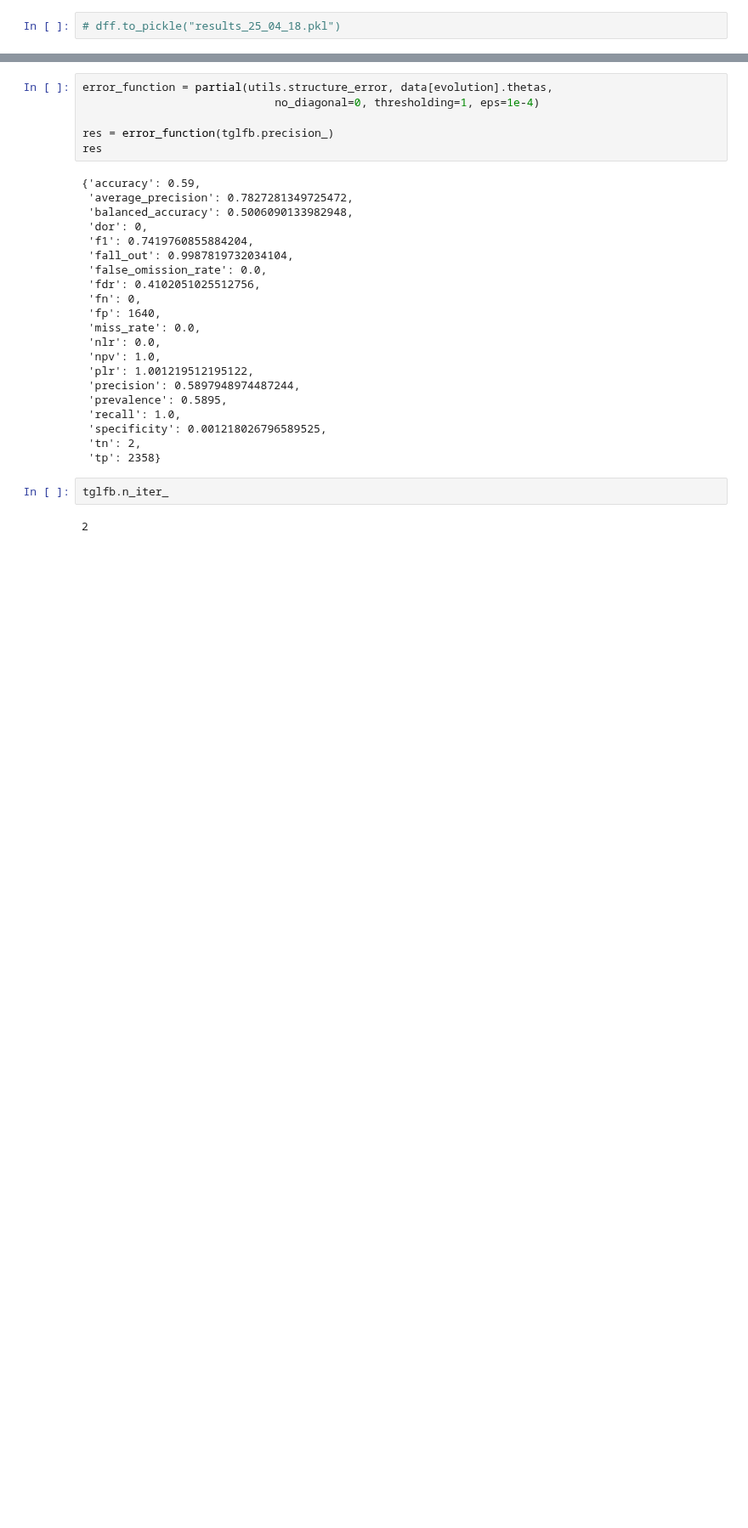
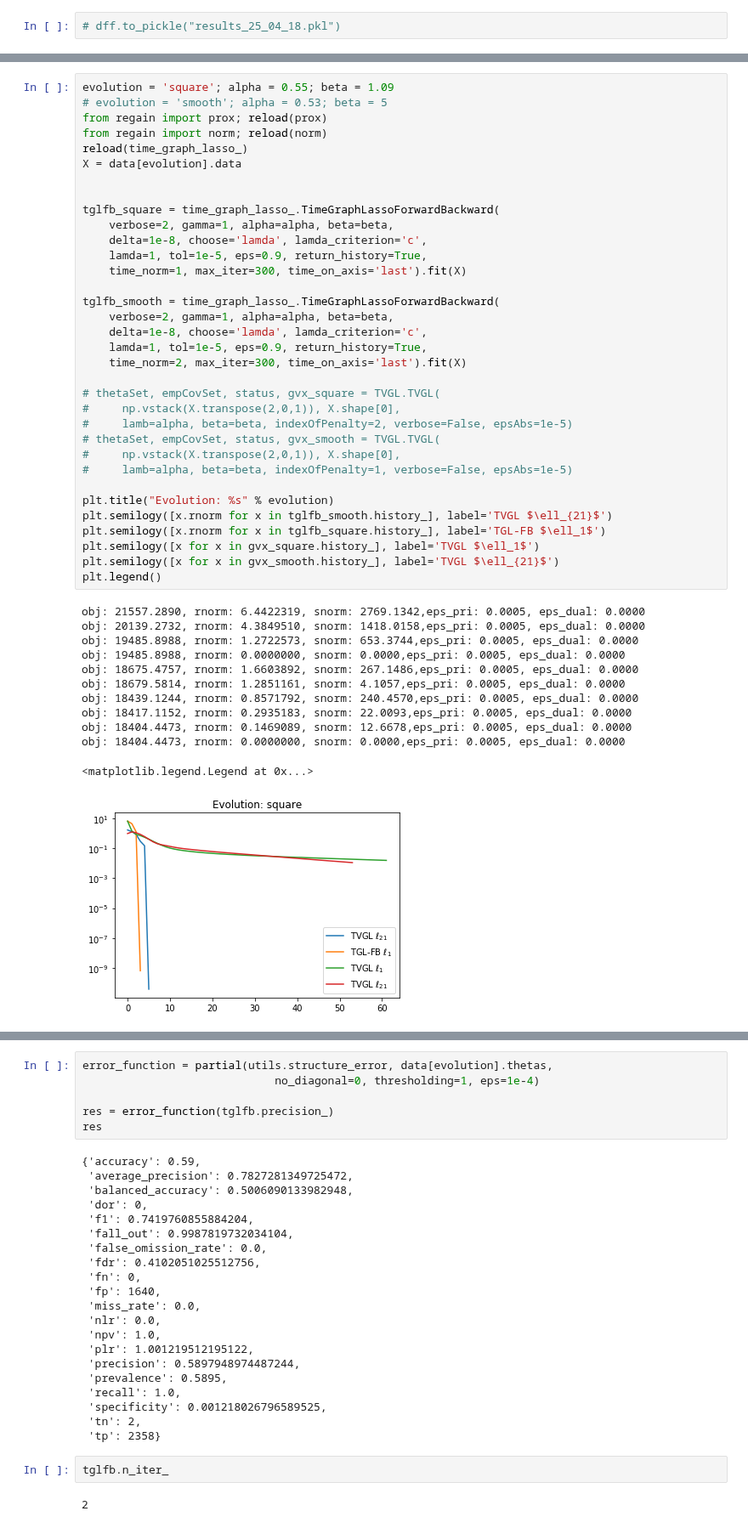
Before and after one commit to fdtomasi/regain, a Jupyter notebook: notebooks/forward_backward_TGL.ipynb, the cells around one changed output, grey strips where cells are left out. Shown at 85% size. Cells and saved outputs as stored; diff of their text form; blank space fills up the shorter version.

```diff
--- a/notebooks/forward_backward_TGL.ipynb
+++ b/notebooks/forward_backward_TGL.ipynb
@@ -190,0 +208,47 @@ NotFittedError: This BayesSearchCV instance is not fitted yet. Call 'fit' with a
+# %%
+evolution = 'square'; alpha = 0.55; beta = 1.09
+# evolution = 'smooth'; alpha = 0.53; beta = 5
+from regain import prox; reload(prox)
+from regain import norm; reload(norm)
+reload(time_graph_lasso_)
+X = data[evolution].data
+
+
+tglfb_square = time_graph_lasso_.TimeGraphLassoForwardBackward(
+    verbose=2, gamma=1, alpha=alpha, beta=beta,
+    delta=1e-8, choose='lamda', lamda_criterion='c',
+    lamda=1, tol=1e-5, eps=0.9, return_history=True,
+    time_norm=1, max_iter=300, time_on_axis='last').fit(X)
+
+tglfb_smooth = time_graph_lasso_.TimeGraphLassoForwardBackward(
+    verbose=2, gamma=1, alpha=alpha, beta=beta,
+    delta=1e-8, choose='lamda', lamda_criterion='c',
+    lamda=1, tol=1e-5, eps=0.9, return_history=True,
+    time_norm=2, max_iter=300, time_on_axis='last').fit(X)
+
+# thetaSet, empCovSet, status, gvx_square = TVGL.TVGL(
+#     np.vstack(X.transpose(2,0,1)), X.shape[0],
+#     lamb=alpha, beta=beta, indexOfPenalty=2, verbose=False, epsAbs=1e-5)
+# thetaSet, empCovSet, status, gvx_smooth = TVGL.TVGL(
+#     np.vstack(X.transpose(2,0,1)), X.shape[0],
+#     lamb=alpha, beta=beta, indexOfPenalty=1, verbose=False, epsAbs=1e-5)
+
+plt.title("Evolution: %s" % evolution)
+plt.semilogy([x.rnorm for x in tglfb_smooth.history_], label='TVGL $\ell_{21}$')
+plt.semilogy([x.rnorm for x in tglfb_square.history_], label='TGL-FB $\ell_1$')
+plt.semilogy([x for x in gvx_square.history_], label='TVGL $\ell_1$')
+plt.semilogy([x for x in gvx_smooth.history_], label='TVGL $\ell_{21}$')
+plt.legend()
+# %% [output]
+obj: 21557.2890, rnorm: 6.4422319, snorm: 2769.1342,eps_pri: 0.0005, eps_dual: 0.0000
+obj: 20139.2732, rnorm: 4.3849510, snorm: 1418.0158,eps_pri: 0.0005, eps_dual: 0.0000
+obj: 19485.8988, rnorm: 1.2722573, snorm: 653.3744,eps_pri: 0.0005, eps_dual: 0.0000
+obj: 19485.8988, rnorm: 0.0000000, snorm: 0.0000,eps_pri: 0.0005, eps_dual: 0.0000
+obj: 18675.4757, rnorm: 1.6603892, snorm: 267.1486,eps_pri: 0.0005, eps_dual: 0.0000
+obj: 18679.5814, rnorm: 1.2851161, snorm: 4.1057,eps_pri: 0.0005, eps_dual: 0.0000
+obj: 18439.1244, rnorm: 0.8571792, snorm: 240.4570,eps_pri: 0.0005, eps_dual: 0.0000
+obj: 18417.1152, rnorm: 0.2935183, snorm: 22.0093,eps_pri: 0.0005, eps_dual: 0.0000
+obj: 18404.4473, rnorm: 0.1469089, snorm: 12.6678,eps_pri: 0.0005, eps_dual: 0.0000
+obj: 18404.4473, rnorm: 0.0000000, snorm: 0.0000,eps_pri: 0.0005, eps_dual: 0.0000
+<matplotlib.legend.Legend at 0x...>
+[figure, added]
```
Also changed, not shown: parts of 8 cells of this notebook, 1 other file.
